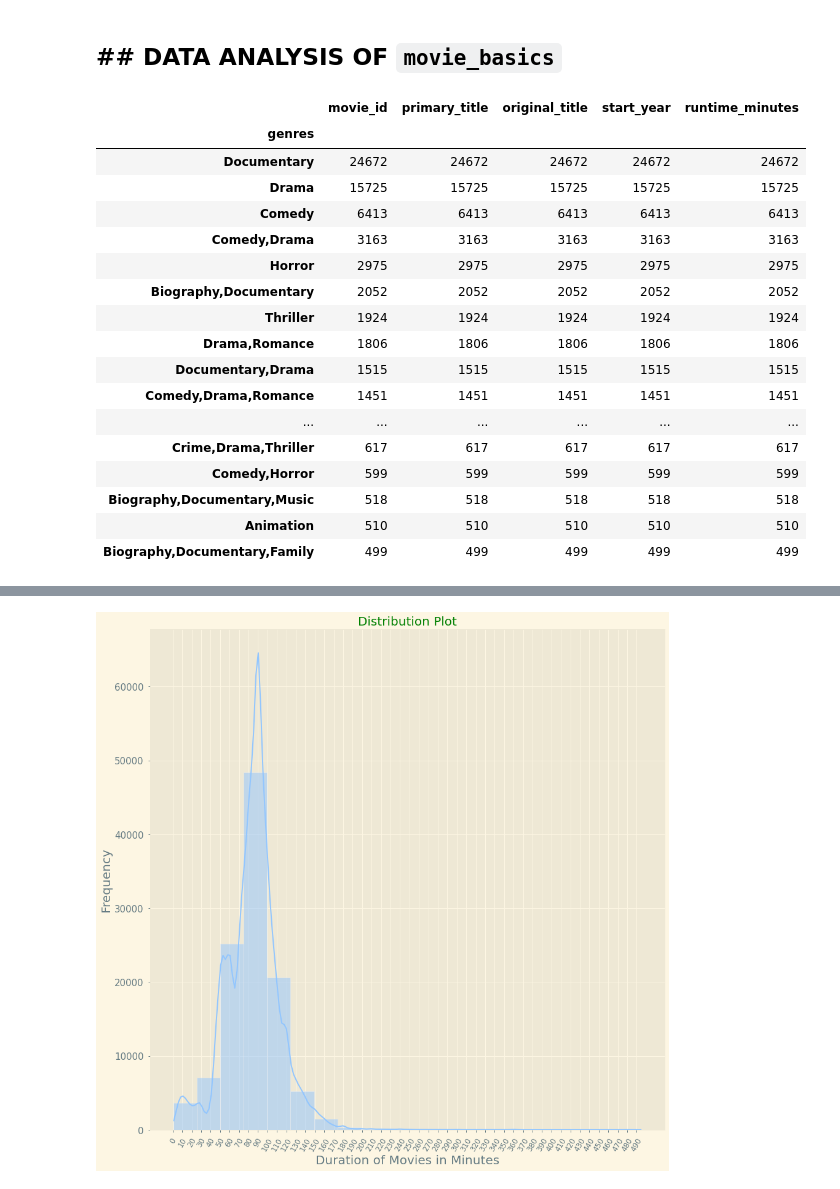
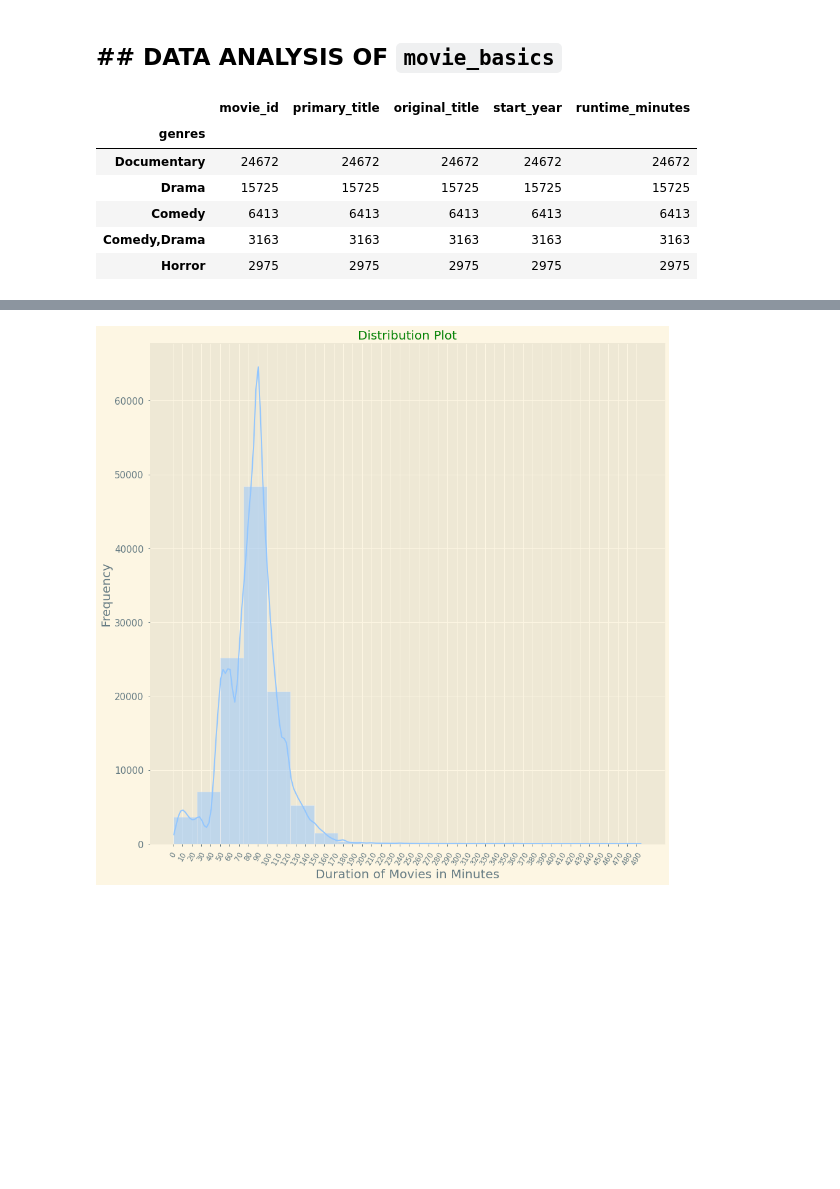
Before and after one commit to K1nyash/Phase_1-Project-Movie_Analysis, a Jupyter notebook: Movie_Project.ipynb, the cells around one changed output, grey strips where cells are left out. Drawn from its saved outputs; the diff is of its cells as text; code cells hidden in the pictures; blank space fills up the shorter version.

```diff
--- a/Movie_Project.ipynb
+++ b/Movie_Project.ipynb
@@ -1709,28 +1728,17 @@ ax.figure.savefig('Genre Popularity.png');
 # %%
 # grouping data based on genres
 
 movie_b_analysis = movie_basics.groupby('genres').count().nlargest(30, 'movie_id')
 
-movie_b_analysis
+movie_b_analysis.head()
 # %% [output]
 |  | movie_id | primary_title | original_title | start_year | runtime_minutes |
 | genres |  |  |  |  |  |
 | Documentary | 24672 | 24672 | 24672 | 24672 | 24672 |
 | Drama | 15725 | 15725 | 15725 | 15725 | 15725 |
 | Comedy | 6413 | 6413 | 6413 | 6413 | 6413 |
 | Comedy,Drama | 3163 | 3163 | 3163 | 3163 | 3163 |
 | Horror | 2975 | 2975 | 2975 | 2975 | 2975 |
-| Biography,Documentary | 2052 | 2052 | 2052 | 2052 | 2052 |
-| Thriller | 1924 | 1924 | 1924 | 1924 | 1924 |
-| Drama,Romance | 1806 | 1806 | 1806 | 1806 | 1806 |
-| Documentary,Drama | 1515 | 1515 | 1515 | 1515 | 1515 |
-| Comedy,Drama,Romance | 1451 | 1451 | 1451 | 1451 | 1451 |
-| ... | ... | ... | ... | ... | ... |
-| Crime,Drama,Thriller | 617 | 617 | 617 | 617 | 617 |
-| Comedy,Horror | 599 | 599 | 599 | 599 | 599 |
-| Biography,Documentary,Music | 518 | 518 | 518 | 518 | 518 |
-| Animation | 510 | 510 | 510 | 510 | 510 |
-| Biography,Documentary,Family | 499 | 499 | 499 | 499 | 499 |
 # %%
 fig,ax = plt.subplots(figsize=(20,16))
 sns.barplot(y = movie_b_analysis.index, x = movie_b_analysis['movie_id'], palette='inferno_r')
```
Also changed, not shown: parts of 13 cells of this notebook, 2 other files.
